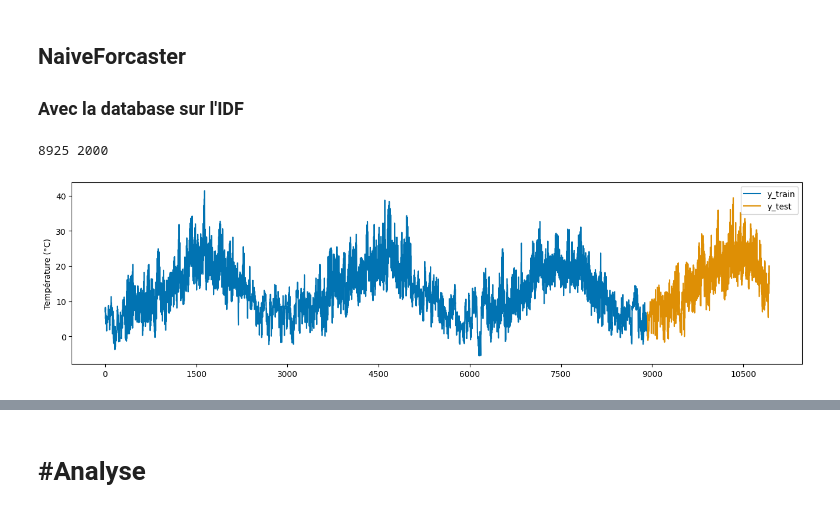
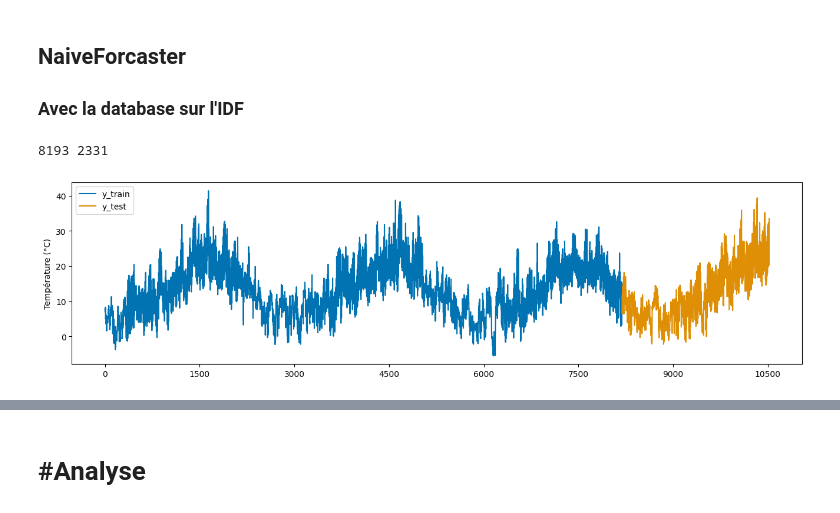
Before and after one commit to JAndretti/Projet-Time-Series-E5, a Jupyter notebook: main.ipynb, the cells around one changed output, grey strips where cells are left out. Cells and saved outputs as stored; diff of their text form; code cells hidden in the pictures.

```diff
--- a/main.ipynb
+++ b/main.ipynb
@@ -249,0 +294,9 @@ plt.plot(result.trend)
+# %%
+def decoupe_data(data,div):
+    data = data.reset_index(drop=True)
+    mul = div - 1
+    max = data.index.max()
+    new_index = data.index.max() -400
+    val = max / div
+    train_test_index = int(mul*val)
+    return data.iloc[0:train_test_index],data.iloc[train_test_index:new_index],data.iloc[new_index:max]
@@ -261,13 +331,14 @@ def plot_ys(*args, **kwargs):
     nb_series=len(args)
     plot_series(*args, **kwargs, markers=['' for k in range(nb_series)])
 # %%
-y = pd.Series(data=IledeFrance['Température (°C)'].reset_index(drop=True)) #index=t[1:],
-y_train, y_test = temporal_train_test_split(y, test_size=2000)
+y = pd.Series(data=IledeFrance['Température (°C)']) #index=t[1:],
+#y_train, y_test = temporal_train_test_split(y, test_size=2000)
+y_train,y_test,new = decoupe_data(IledeFrance['Température (°C)'],4)
 plot_ys(y_train, y_test, labels=["y_train", "y_test"])
 print(y_train.shape[0], y_test.shape[0])
 # %% [output]
-8925 2000
+8193 2331
-[figure, old version]
+[figure, new version]
 # %%
 fh = np.arange(1,len(y_test)+1)
 # %%
```
Also changed, not shown: parts of 6 cells of this notebook.
